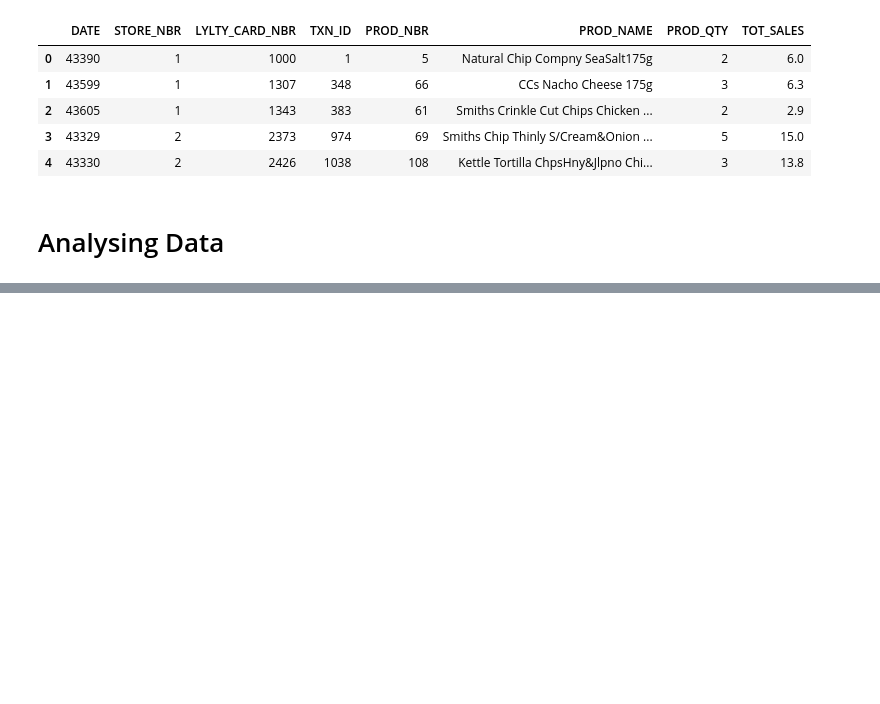
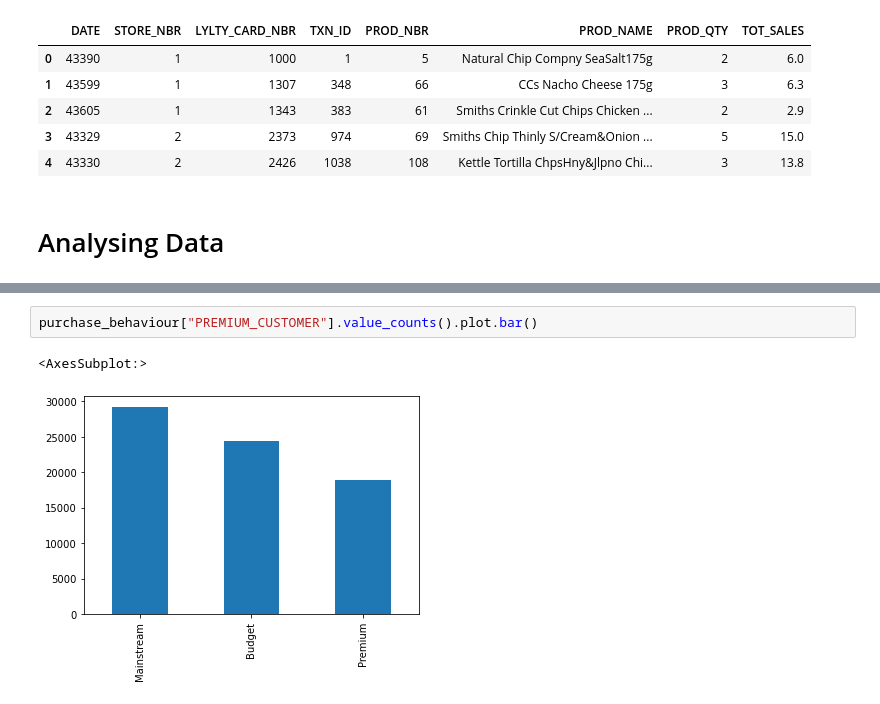
Before and after one commit to azminewasi/Forage-Virtual-Internship-Projects, a Jupyter notebook: Quantum - Data Analytics/T1 Data preparation and customer analytics/analysis.ipynb, the cells around one changed output, grey strips where cells are left out. Cells and saved outputs as stored; diff of their text form; blank space fills up the shorter version.

```diff
--- a/Quantum - Data Analytics/T1 Data preparation and customer analytics/analysis.ipynb
+++ b/Quantum - Data Analytics/T1 Data preparation and customer analytics/analysis.ipynb
@@ -39,0 +42,5 @@ plt.show()
+# %%
+purchase_behaviour["PREMIUM_CUSTOMER"].value_counts().plot.bar()
+# %% [output]
+<AxesSubplot:>
+[figure, added]
```
Also changed, not shown: parts of 5 cells of this notebook.
